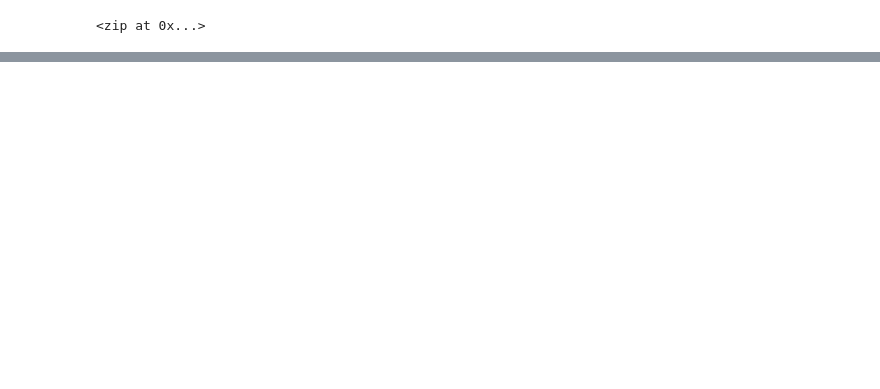
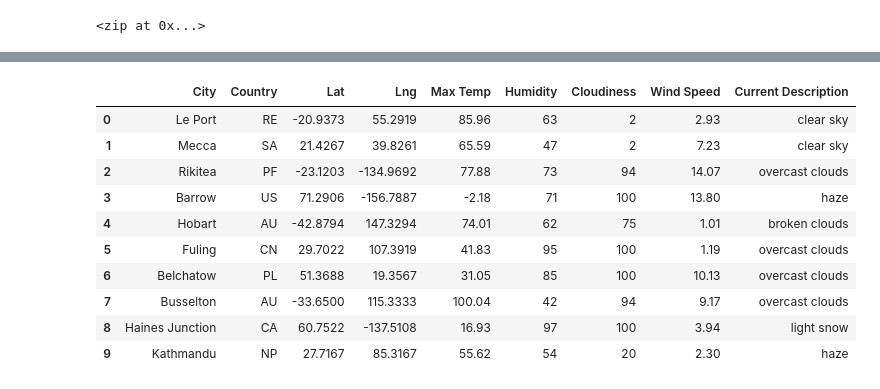
Before and after one commit to HartChrisT/World_Weather_Analysis, a Jupyter notebook: Weather_Database/Weather_Database.ipynb, the cells around one changed output, grey strips where cells are left out. Drawn from its saved outputs; the diff is of its cells as text; code cells hidden in the pictures; blank space fills up the shorter version.

```diff
--- a/Weather_Database/Weather_Database.ipynb
+++ b/Weather_Database/Weather_Database.ipynb
@@ -45,2 +39,3 @@ params = {
 # %%
-url = 'http://api.openweathermap.org/data/2.5/weather'
+# Starting URL for Weather Map API Call.
+url = "http://api.openweathermap.org/data/2.5/weather?units=Imperial&APPID=" + weather_api_key
@@ -52,0 +42,10 @@ print(json.dumps(boston_weather['weather'][0]['main'], indent=4))
+# %%
+# Create an empty list to hold the weather data.
+city_data = []
+# Print the beginning of the logging
+print("Beginning Data Retrieval       ")
+print("-------------------------------")
+
+# Create counters.
+record_count = 1
+set_count = 1
@@ -52,0 +124,16 @@ print(json.dumps(boston_weather['weather'][0]['main'], indent=4))
+# %%
+# Convert the array of dictionaries to a Pandas DataFrame.
+city_data_df = pd.DataFrame(city_data)
+city_data_df.head(10)
+# %% [output]
+|  | City | Country | Lat | Lng | Max Temp | Humidity | Cloudiness | Wind Speed | Current Description |
+| 0 | Le Port | RE | -20.9373 | 55.2919 | 85.96 | 63 | 2 | 2.93 | clear sky |
+| 1 | Mecca | SA | 21.4267 | 39.8261 | 65.59 | 47 | 2 | 7.23 | clear sky |
+| 2 | Rikitea | PF | -23.1203 | -134.9692 | 77.88 | 73 | 94 | 14.07 | overcast clouds |
+| 3 | Barrow | US | 71.2906 | -156.7887 | -2.18 | 71 | 100 | 13.80 | haze |
+| 4 | Hobart | AU | -42.8794 | 147.3294 | 74.01 | 62 | 75 | 1.01 | broken clouds |
+| 5 | Fuling | CN | 29.7022 | 107.3919 | 41.83 | 95 | 100 | 1.19 | overcast clouds |
+| 6 | Belchatow | PL | 51.3688 | 19.3567 | 31.05 | 85 | 100 | 10.13 | overcast clouds |
+| 7 | Busselton | AU | -33.6500 | 115.3333 | 100.04 | 42 | 94 | 9.17 | overcast clouds |
+| 8 | Haines Junction | CA | 60.7522 | -137.5108 | 16.93 | 97 | 100 | 3.94 | light snow |
+| 9 | Kathmandu | NP | 27.7167 | 85.3167 | 55.62 | 54 | 20 | 2.30 | haze |
```
Also changed, not shown: parts of 9 cells of this notebook, 1 other file.
